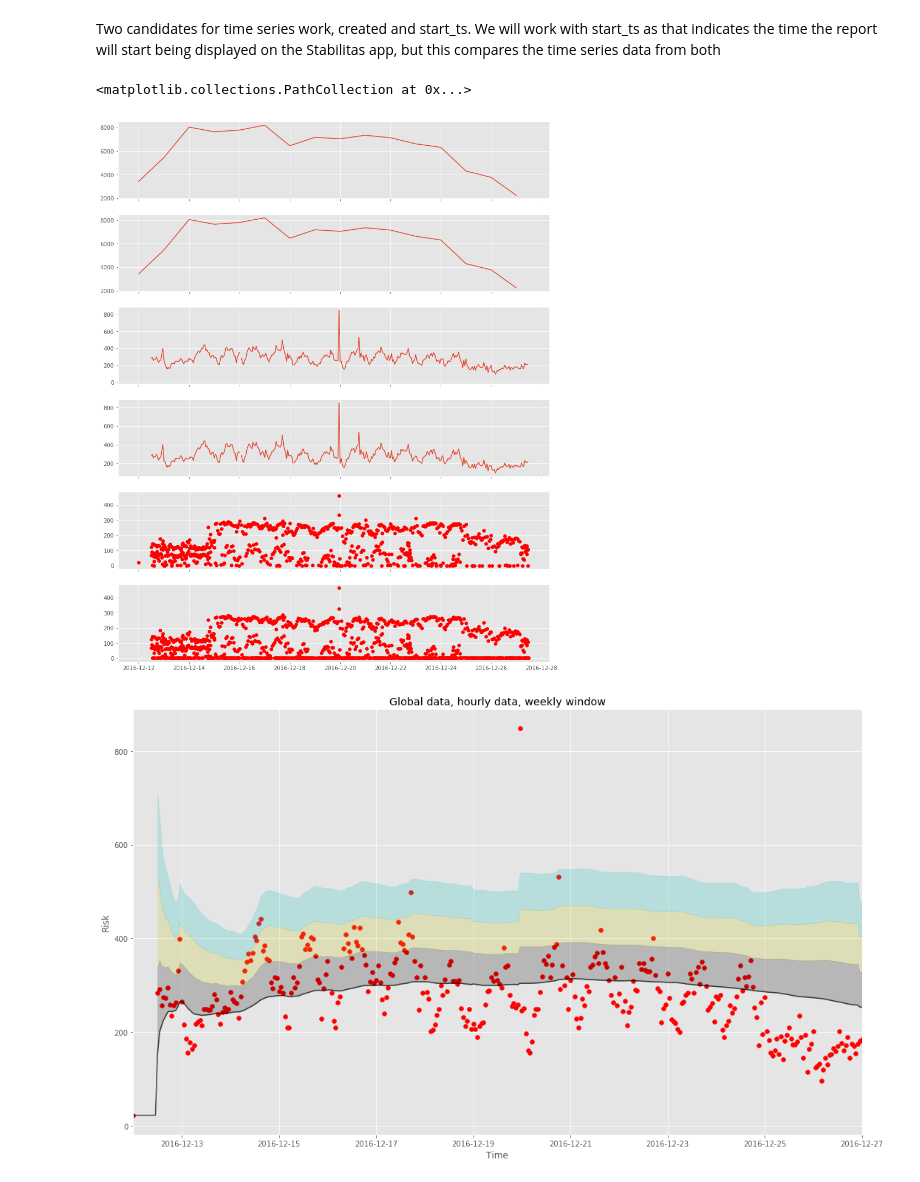
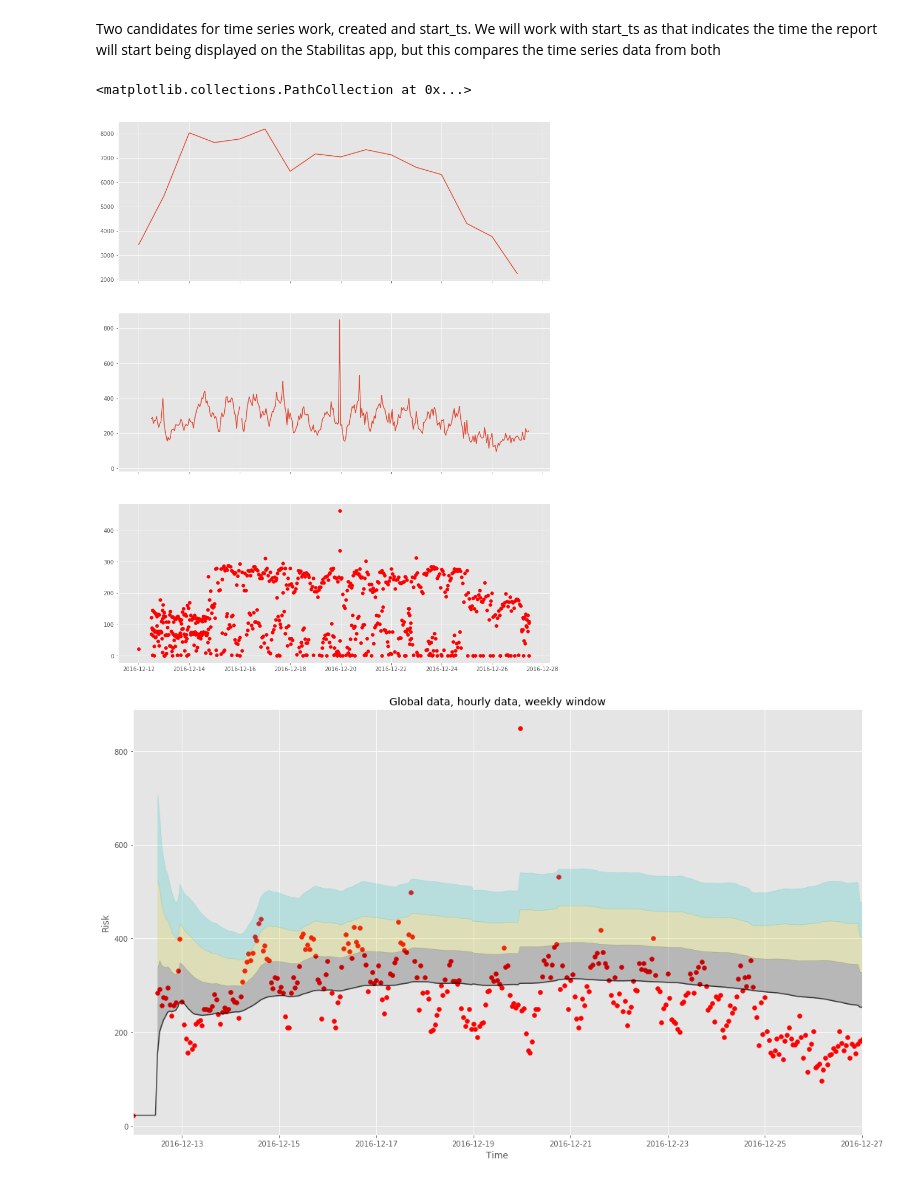
Before and after one commit to brendan-dorsey/stabilitas-thresholds, a Jupyter notebook: eda/initial_eda.ipynb, the cells around one changed output. Drawn from its saved outputs; the diff is of its cells as text; code cells hidden in the pictures.

```diff
--- a/eda/initial_eda.ipynb
+++ b/eda/initial_eda.ipynb
@@ -686,14 +679,11 @@ global_c_ten_mins = global_c_ts.resample("10T").sum()
 # %%
-fig, axes = plt.subplots(6, figsize=(14,18), sharex=True)
+fig, axes = plt.subplots(3, figsize=(14,18), sharex=True)
 axes[0].plot(global_daily)
-axes[1].plot(global_c_daily)
-axes[2].plot(global_hourly)
-axes[3].plot(global_c_hourly)
-axes[4].scatter(global_ten_mins.index, global_ten_mins.values, color="r")
-axes[5].scatter(global_c_ten_mins.index, global_c_ten_mins.values, color="r")
+axes[1].plot(global_hourly)
+axes[2].scatter(global_ten_mins.index, global_ten_mins.values, color="r")
 # %% [output]
 <matplotlib.collections.PathCollection at 0x...>
-[figure, old version]
+[figure, new version]
 # %%
 fig, ax = plt.subplots(1, figsize=(15,9))
 plot_moving_std_trend(
```
Also changed, not shown: parts of 11 cells of this notebook.
